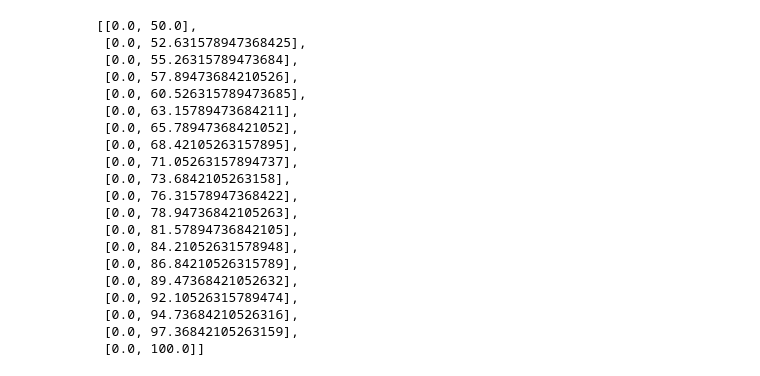
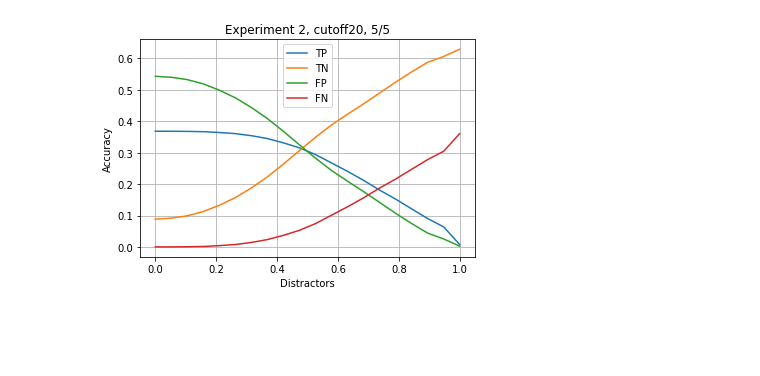
Before and after one commit to gcaracas/ir-6-p1, a Jupyter notebook: test.ipynb, the cells around one changed output. Saved outputs shown, nothing was run; the diff lists cells and outputs as text; code cells hidden in the pictures; blank space fills up the shorter version.

```diff
--- a/test.ipynb
+++ b/test.ipynb
@@ -18,4 +20,4 @@ import csv
 # %%
-all_dev=((pd.read_csv('data/devSet.csv')).dropna())[0:1000]
+all_dev=((pd.read_csv('data/devSet.csv')).dropna())
 all_dev.shape
 # %% [output]
@@ -23,7 +25,7 @@ all_dev.shape
 # %%
-train=all_dev.sample(frac=0.8, replace=False, random_state=1)
+train=all_dev.sample(frac=0.95, replace=False, random_state=1)
 # %%
-dev=all_dev[~all_dev.isin(train)].dropna()
+dev=(all_dev[~all_dev.isin(train)].dropna())
 # %%
 train.shape, dev.shape
 # %% [output]
@@ -153,9 +225,19 @@ CountVectorizer(analyzer='word', binary=False, decode_error='strict',
 # %%
-samples = np.linspace(50, 100, num=20)
+samples = np.linspace(.0, 1, num=20)
 eval_thres=[]
-for t in samples:
-    print(t)
+tpa=[]
+tna=[]
+fpa=[]
+fna=[]
+x=[]
+for i,t in enumerate(samples):
+    print(i)
     results_test = []
-    prec, thres =evaluate(threshold=t, test=dev)
-    eval_thres.append([prec, thres])
+    #prec, thres = evaluate(threshold=t, test=dev, cv=cv, tfidf_transformer=tfidf_transformer)
+    tp,tn,fp,fn,threshold=quick_eval(threshold=t, test=dev, cv=cv, tfidf_transformer=tfidf_transformer)
+    tpa.append(tp)
+    tna.append(tn)
+    fpa.append(fp)
+    fna.append(fn)
+    x.append(t)
 # %% [output]
@@ -180,23 +264,17 @@ KeyboardInterrupt:
-# %%
-eval_thres
-# %% [output]
-[[0.0, 50.0],
- [0.0, 52.631578947368425],
- [0.0, 55.26315789473684],
- [0.0, 57.89473684210526],
- [0.0, 60.526315789473685],
- [0.0, 63.15789473684211],
- [0.0, 65.78947368421052],
- [0.0, 68.42105263157895],
- [0.0, 71.05263157894737],
- [0.0, 73.6842105263158],
- [0.0, 76.31578947368422],
- [0.0, 78.94736842105263],
- [0.0, 81.57894736842105],
- [0.0, 84.21052631578948],
- [0.0, 86.84210526315789],
- [0.0, 89.47368421052632],
- [0.0, 92.10526315789474],
- [0.0, 94.73684210526316],
- [0.0, 97.36842105263159],
- [0.0, 100.0]]
+# %%
+#fig, ax = plt.subplots(figsize=(8, 6), dpi=600)
+fig, ax = plt.subplots()
+ax.plot(x,tpa, label='TP')
+ax.plot(x,tna,label='TN')
+ax.plot(x,fpa,label='FP')
+ax.plot(x,fna,label='FN')
+
+ax.set(xlabel='Distractors', ylabel='Accuracy',
+title='Experiment 2, cutoff20, 5/5')
+ax.legend()
+#ax.set_ylim([0,1])
+#ax.xaxis.set_ticks(np.arange(0, 20, 1))
+ax.grid(True, zorder=5)
+#fig.savefig("results/exp2.png")
+# %% [output]
+[figure, added]
```
Also changed, not shown: parts of 21 cells of this notebook, 3 other files.
